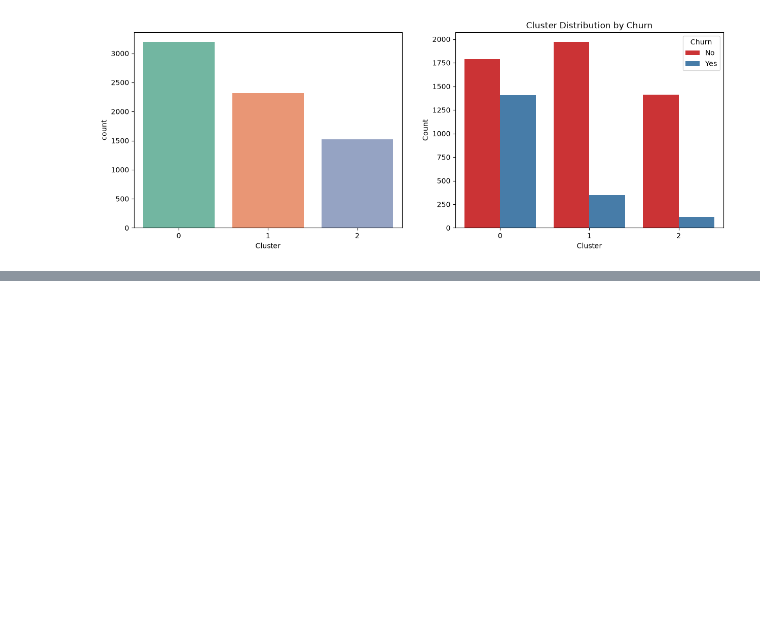
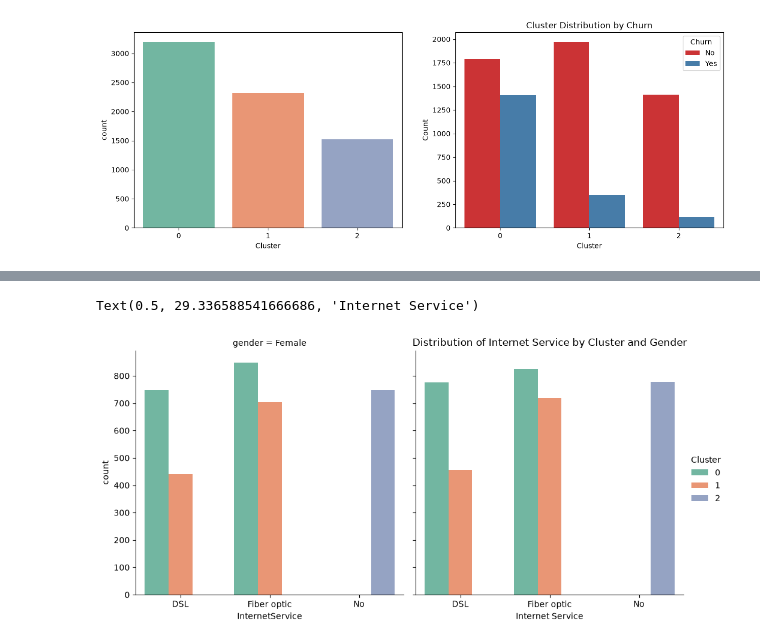
Before and after one commit to reda-guemry/telco-customer-segmentation-churn, a Jupyter notebook: notebooks/data_processing.ipynb, the cells around one changed output, grey strips where cells are left out. Drawn from its saved outputs; the diff is of its cells as text; code cells hidden in the pictures; blank space fills up the shorter version.

```diff
--- a/notebooks/data_processing.ipynb
+++ b/notebooks/data_processing.ipynb
@@ -352,0 +381,8 @@ ValueError: Length of list vectors must match length of `data` when both are use
+# %%
+
+sns.catplot(data=df, x='InternetService' , hue='Cluster' , col='gender' , kind='count' , palette='Set2' )
+plt.title('Distribution of Internet Service by Cluster and Gender')
+plt.xlabel('Internet Service')
+# %% [output]
+Text(0.5, 29.336588541666686, 'Internet Service')
+[figure, added]
```
Also changed, not shown: parts of 6 cells of this notebook.
